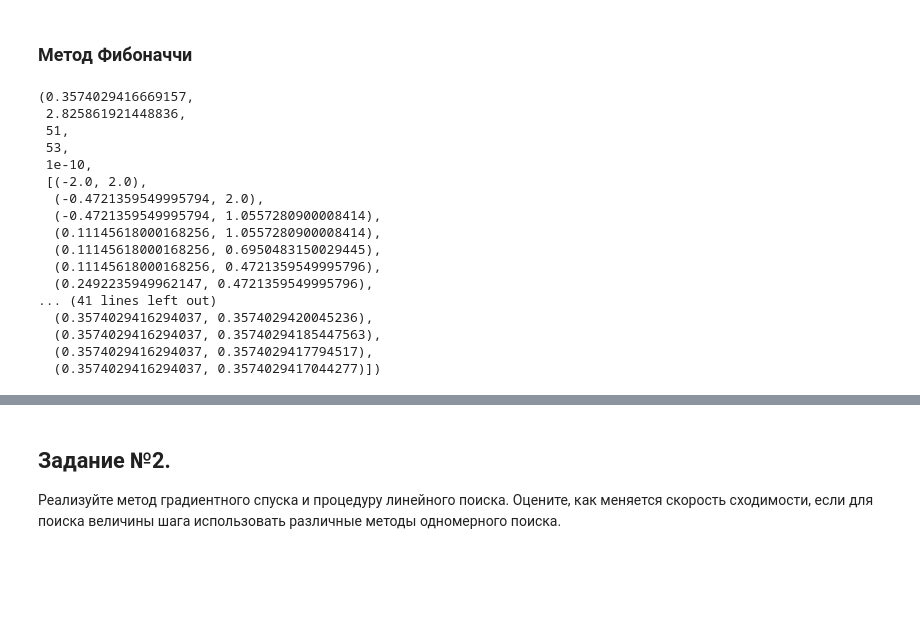
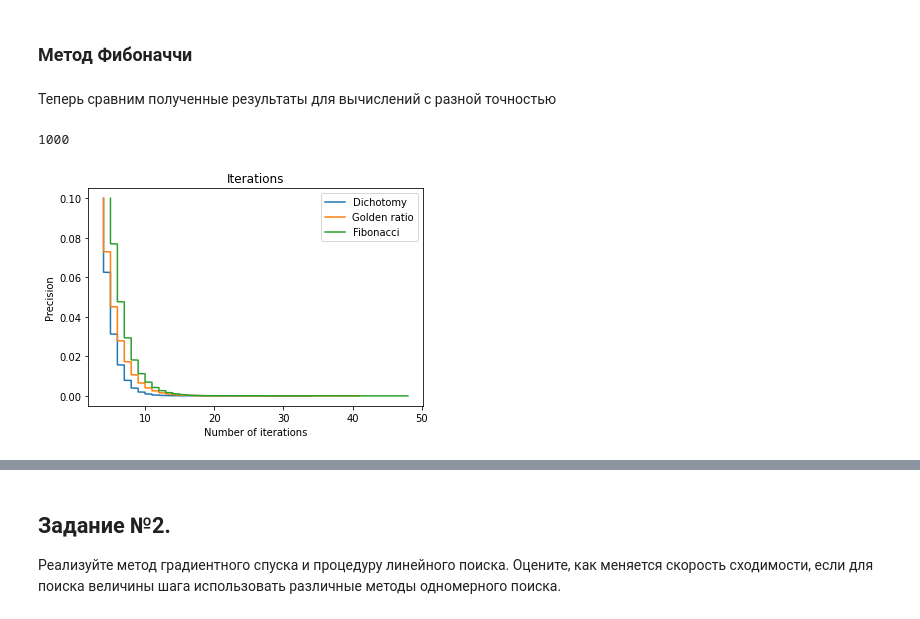
Before and after one commit to CaelmBleidd/optimization_methods, a Jupyter notebook: lab1.ipynb, the cells around one changed output, grey strips where cells are left out. Cells and saved outputs as stored; diff of their text form; code cells hidden in the pictures; blank space fills up the shorter version.

Commit message:
Add graphics for the first task

```diff
--- a/lab1.ipynb
+++ b/lab1.ipynb
@@ -23,16 +24,12 @@
 # %%
 import numpy as np
-# %%
-def f(x):
-    # 4 - e^x + 2x^2
-    return 4 - np.e ** x + 2 * x ** 2
-
-def f_grad(x):
-    # 4x - e^x
-    return 4 * x - np.e ** x
-
-start_point = -2.0
-end_point = 2.0
+# %%
+def f(x):
+    # (1 - x + x^2) / (1 + x - x^2)
+    return (1 - x + x ** 2) / (1 + x - x ** 2)
+
+start_point = 0
+end_point = 1
 # %%
 def dichotomy(function, left_border, right_border, eps=1e-5):
     a = left_border
@@ -220,23 +177,23 @@ def fibonacci(function, left_border, right_border, eps=1e-5):
     c = (a + b) / 2
 
     return c, function(c), iterations, calculations, eps, segments
-# %%
-fibonacci(f, start_point, end_point, 1e-10)
-# %% [output]
-(0.3574029416669157,
- 2.825861921448836,
- 51,
- 53,
- 1e-10,
- [(-2.0, 2.0),
-  (-0.4721359549995794, 2.0),
-  (-0.4721359549995794, 1.0557280900008414),
-  (0.11145618000168256, 1.0557280900008414),
-  (0.11145618000168256, 0.6950483150029445),
-  (0.11145618000168256, 0.4721359549995796),
-  (0.2492235949962147, 0.4721359549995796),
-... (41 lines left out)
-  (0.3574029416294037, 0.3574029420045236),
-  (0.3574029416294037, 0.35740294185447563),
-  (0.3574029416294037, 0.3574029417794517),
-  (0.3574029416294037, 0.3574029417044277)])
+# %% [markdown]
+Теперь сравним полученные результаты для вычислений с разной точностью
+# %%
+from tqdm import tqdm
+
+dich_res = []
+gold_res = []
+fib_res = []
+
+for eps in tqdm(np.linspace(1e-1, 1e-10, 1000)):
+    dich_res.append(dichotomy(f, start_point, end_point, eps))
+    gold_res.append(golden_ratio(f, start_point, end_point, eps))
+    fib_res.append(fibonacci(f, start_point, end_point, eps))
+
+len(dich_res)
+# %% [output]
+1000
+# %%
+def get_by_index(values, index):
+    return list(map(lambda x: x[index], values))
@@ -242,0 +202,13 @@ fibonacci(f, start_point, end_point, 1e-10)
+# %%
+linspace = np.linspace(1e-1, 1e-10, 1000)
+
+plt.plot(get_by_index(dich_res, 2), linspace, label="Dichotomy")
+plt.plot(get_by_index(gold_res, 2), linspace, label="Golden ratio")
+plt.plot(get_by_index(fib_res, 2), linspace, label="Fibonacci")
+plt.title("Iterations")
+plt.xlabel("Number of iterations")
+plt.ylabel("Precision")
+plt.legend()
+plt.show()
+# %% [output]
+[figure, added]
```
Also changed, not shown: parts of 9 cells of this notebook.
